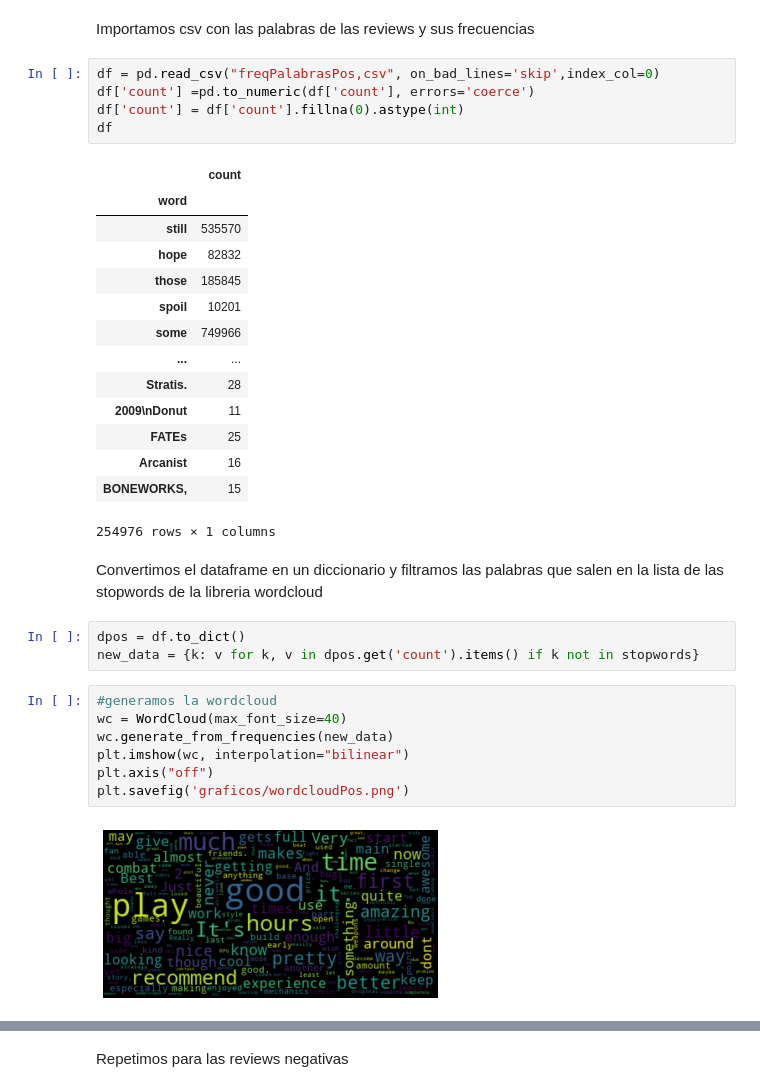
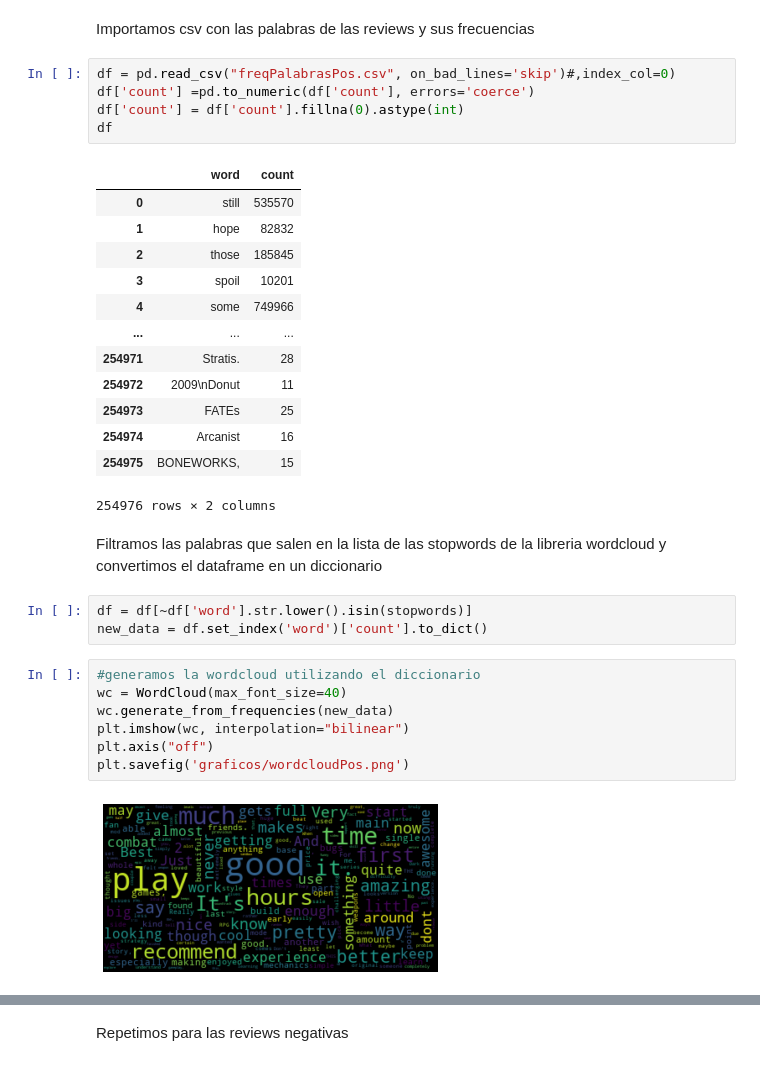
Before and after one commit to AlbertoGarciaDomenech/Proyecto-Final-CLOUD, a Jupyter notebook: csv generados/WordcloudReviews.ipynb, the cells around one changed output, grey strips where cells are left out. Drawn from its saved outputs; the diff is of its cells as text.

Commit message:
mostUsedWords

```diff
--- a/csv generados/WordcloudReviews.ipynb
+++ b/csv generados/WordcloudReviews.ipynb
@@ -11,32 +11,31 @@ stopwords = set(STOPWORDS)
 # %% [markdown]
 Importamos csv con las palabras de las reviews y sus frecuencias
 # %%
-df = pd.read_csv("freqPalabrasPos,csv", on_bad_lines='skip',index_col=0)
+df = pd.read_csv("freqPalabrasPos.csv", on_bad_lines='skip')#,index_col=0)
 df['count'] =pd.to_numeric(df['count'], errors='coerce')
 df['count'] = df['count'].fillna(0).astype(int)
 df
 # %% [output]
-|  | count |
-| word |  |
-| still | 535570 |
-| hope | 82832 |
-| those | 185845 |
-| spoil | 10201 |
-| some | 749966 |
-| ... | ... |
-| Stratis. | 28 |
-| 2009\nDonut | 11 |
-| FATEs | 25 |
-| Arcanist | 16 |
-| BONEWORKS, | 15 |
+|  | word | count |
+| 0 | still | 535570 |
+| 1 | hope | 82832 |
+| 2 | those | 185845 |
+| 3 | spoil | 10201 |
+| 4 | some | 749966 |
+| ... | ... | ... |
+| 254971 | Stratis. | 28 |
+| 254972 | 2009\nDonut | 11 |
+| 254973 | FATEs | 25 |
+| 254974 | Arcanist | 16 |
+| 254975 | BONEWORKS, | 15 |
-254976 rows × 1 columns
+254976 rows × 2 columns
 # %% [markdown]
-Convertimos el dataframe en un diccionario y filtramos las palabras que salen en la lista de las stopwords de la libreria wordcloud
+Filtramos las palabras que salen en la lista de las stopwords de la libreria wordcloud y convertimos el dataframe en un diccionario
 # %%
-dpos = df.to_dict()
-new_data = {k: v for k, v in dpos.get('count').items() if k not in stopwords}
+df = df[~df['word'].str.lower().isin(stopwords)]
+new_data = df.set_index('word')['count'].to_dict()
 # %%
-#generamos la wordcloud
+#generamos la wordcloud utilizando el diccionario
 wc = WordCloud(max_font_size=40)
 wc.generate_from_frequencies(new_data)
 plt.imshow(wc, interpolation="bilinear")
```
Also changed, not shown: parts of 6 cells of this notebook, 3 other files.
